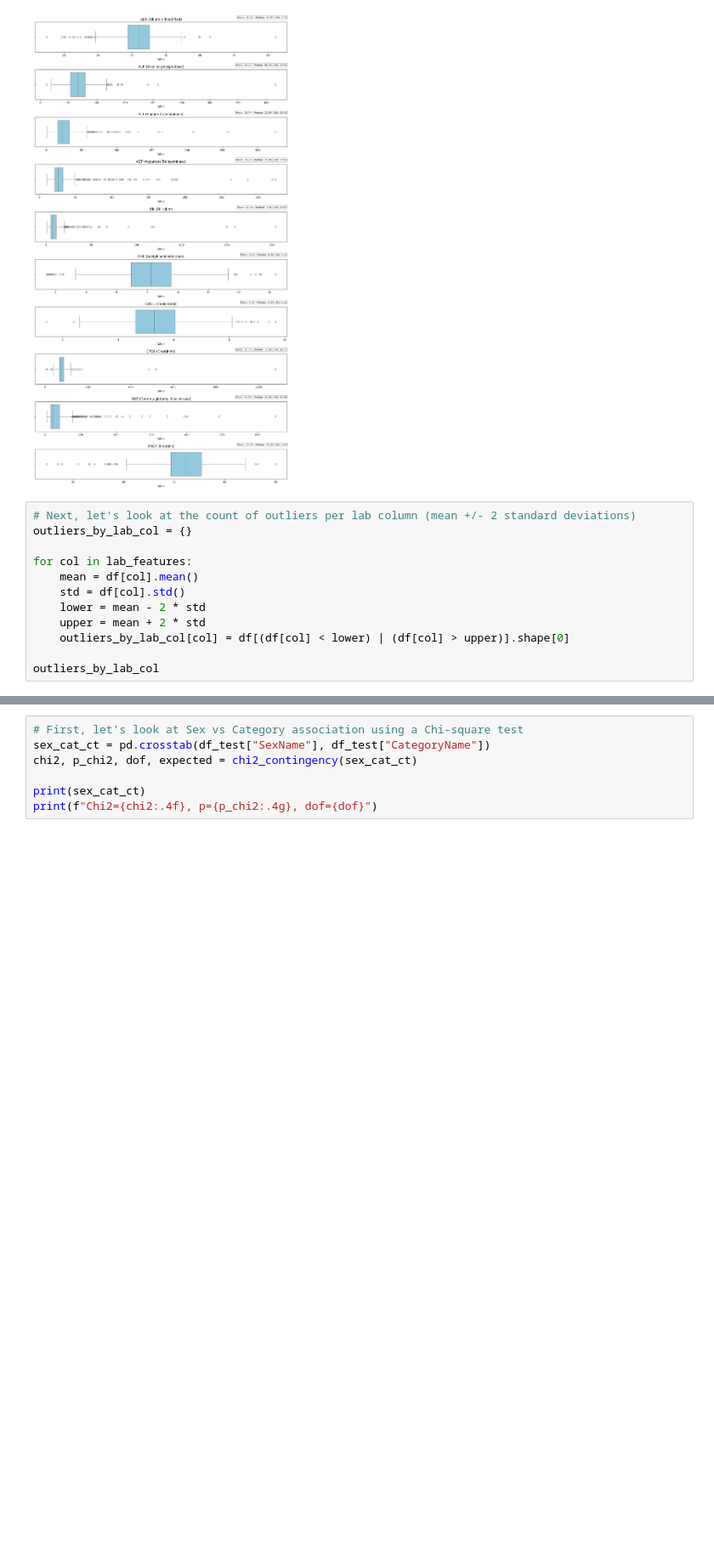
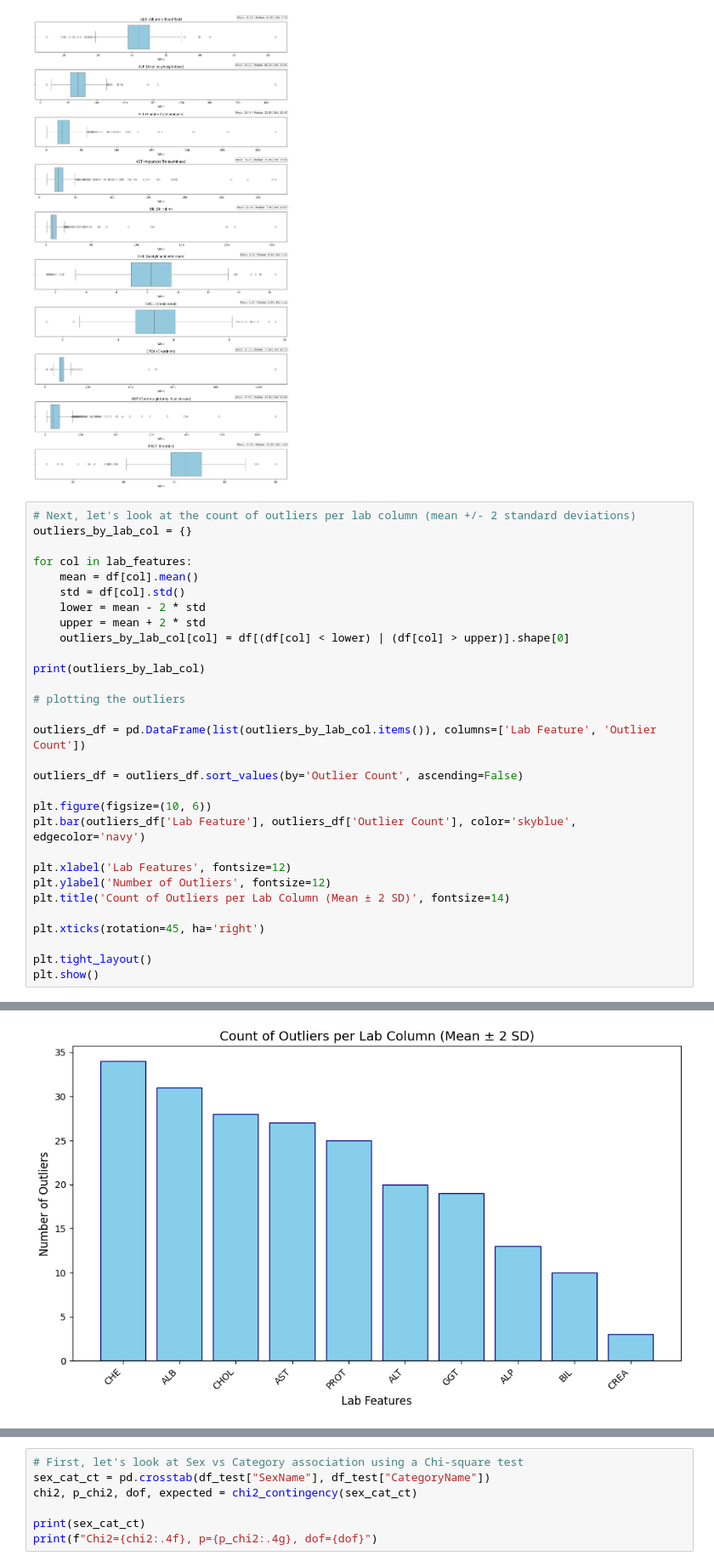
Before and after one commit to EdwardX29/CMSC320_Project, a Jupyter notebook: 320_project_checkpoint_2.ipynb, the cells around one changed output, grey strips where cells are left out. Shown at 85% size. Saved outputs shown, nothing was run; the diff lists cells and outputs as text; blank space fills up the shorter version.

Commit message:
more visualizations

```diff
--- a/320_project_checkpoint_2.ipynb
+++ b/320_project_checkpoint_2.ipynb
@@ -219,5 +217,23 @@ for col in lab_features:
     upper = mean + 2 * std
     outliers_by_lab_col[col] = df[(df[col] < lower) | (df[col] > upper)].shape[0]
 
-outliers_by_lab_col
+print(outliers_by_lab_col)
+
+# plotting the outliers
+
+outliers_df = pd.DataFrame(list(outliers_by_lab_col.items()), columns=['Lab Feature', 'Outlier Count'])
+
+outliers_df = outliers_df.sort_values(by='Outlier Count', ascending=False)
+
+plt.figure(figsize=(10, 6))
+plt.bar(outliers_df['Lab Feature'], outliers_df['Outlier Count'], color='skyblue', edgecolor='navy')
+
+plt.xlabel('Lab Features', fontsize=12)
+plt.ylabel('Number of Outliers', fontsize=12)
+plt.title('Count of Outliers per Lab Column (Mean ± 2 SD)', fontsize=14)
+
+plt.xticks(rotation=45, ha='right')
+
+plt.tight_layout()
+plt.show()
 # %% [output]
@@ -233,0 +241 @@ outliers_by_lab_col
+[figure, added]
```
Also changed, not shown: parts of 6 cells of this notebook.
